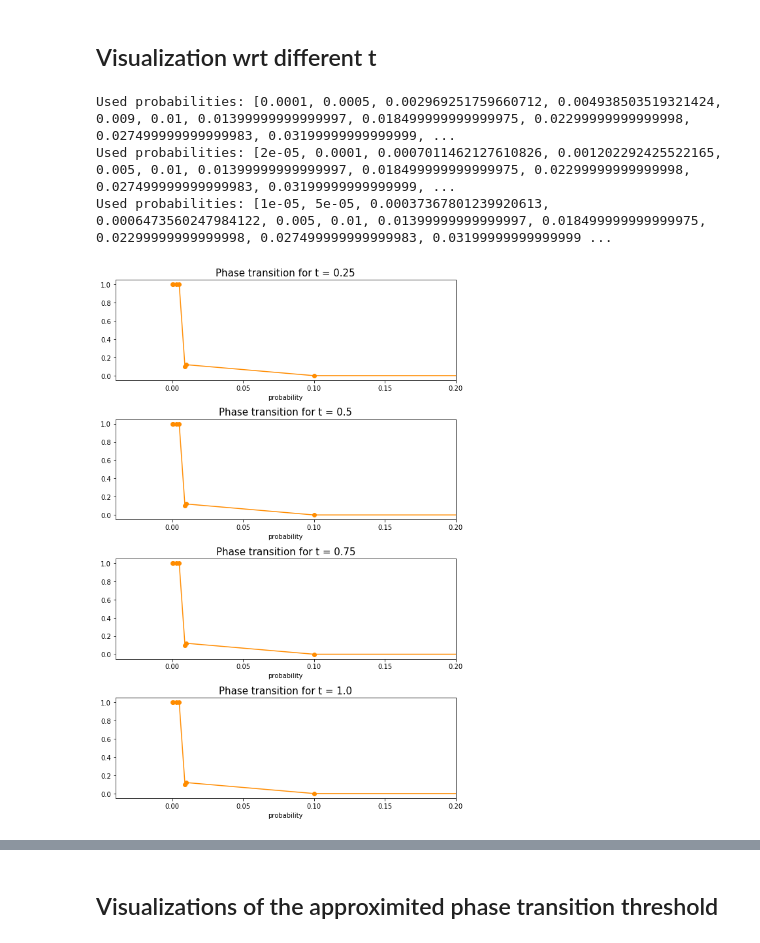
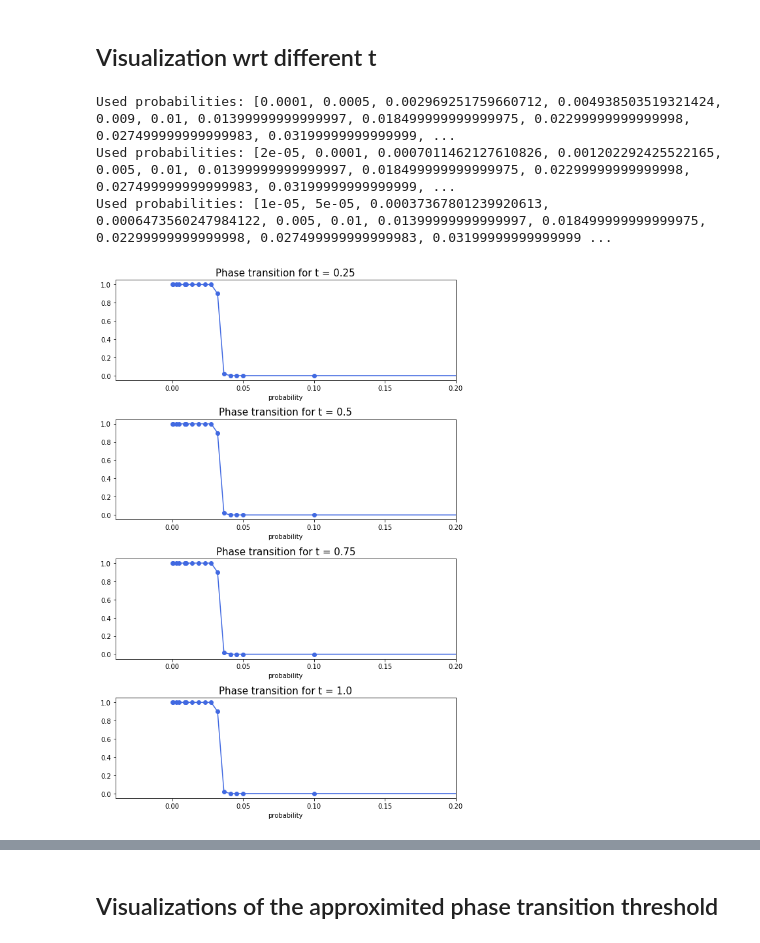
Before and after one commit to liacov/FLTR-Gnp, a Jupyter notebook: phases-visualization.ipynb, the cells around one changed output, grey strips where cells are left out. Cells and saved outputs as stored; diff of their text form; code cells hidden in the pictures.

Commit message:
small probs refinement data for pred

```diff
--- a/phases-visualization.ipynb
+++ b/phases-visualization.ipynb
@@ -28,13 +28,13 @@ def plot_p0(prob, directed, n, res, t):
             # load data
             temp = pd.read_csv('data/{}/data_{}_{}_{}.csv'.format(thr, lab, n, p), index_col=0)
             # on each realization check for which nodes the property is realized
-            temp2 = temp[temp.resistance == t].groupby('realization').apply(lambda x: (x.max_level == 0))
+            temp2 = temp[temp.resistance == t].groupby('realization').apply(lambda x: (x.max_level <= 1) & (x.avg_level < 0))
             data[p] = (pd.DataFrame(temp2).groupby('realization').sum() > 0).mean()
             del temp, temp2
 
         # plot data
         axs[i].set_title('Phase transition for t = {}'.format(t), fontsize=15)
-        _ = axs[i].plot(list(data.keys()), list(data.values()), 'o-', color='darkorange')
+        _ = axs[i].plot(list(data.keys()), list(data.values()), 'o-', color='royalblue')
         _ = axs[i].set_xlim(xmax=0.2)
         _ = axs[i].set_xlabel('probability')
 
@@ -47,27 +47,27 @@ def plot_p0(prob, directed, n, res, t):
 # %%
 # graph size
 N = 1000
 # directed
-d = True
+d = False
 # type: {True : maxpred, False: pred}
 t = False
 
 for N in [1000, 5000, 10000]:
     # reading probabilities
     with open('data/keys{}.txt'.format(N), 'r') as f:
         prob = eval(f.read())
     with open('data/keys_ref.txt', 'r') as f:
         prob2 = eval(f.read())
     prob.extend(prob2)
     prob.sort()
     print('Used probabilities:', prob)
     # reading resistances
     res = np.load('data/res_phase1.npy')
 
     # show data on nodes per resistance value, for each gnp (mean on sample)
     plot_p0(prob, d, N, res, t)
 # %% [output]
 Used probabilities: [0.0001, 0.0005, 0.002969251759660712, 0.004938503519321424, 0.009, 0.01, 0.01399999999999997, 0.018499999999999975, 0.02299999999999998, 0.027499999999999983, 0.03199999999999999, ...
 Used probabilities: [2e-05, 0.0001, 0.0007011462127610826, 0.001202292425522165, 0.005, 0.01, 0.01399999999999997, 0.018499999999999975, 0.02299999999999998, 0.027499999999999983, 0.03199999999999999, ...
 Used probabilities: [1e-05, 5e-05, 0.00037367801239920613, 0.0006473560247984122, 0.005, 0.01, 0.01399999999999997, 0.018499999999999975, 0.02299999999999998, 0.027499999999999983, 0.03199999999999999 ...
-[figure, old version]
+[figure, new version]
```
Also changed, not shown: parts of 1 cell of this notebook, 51 other files.
